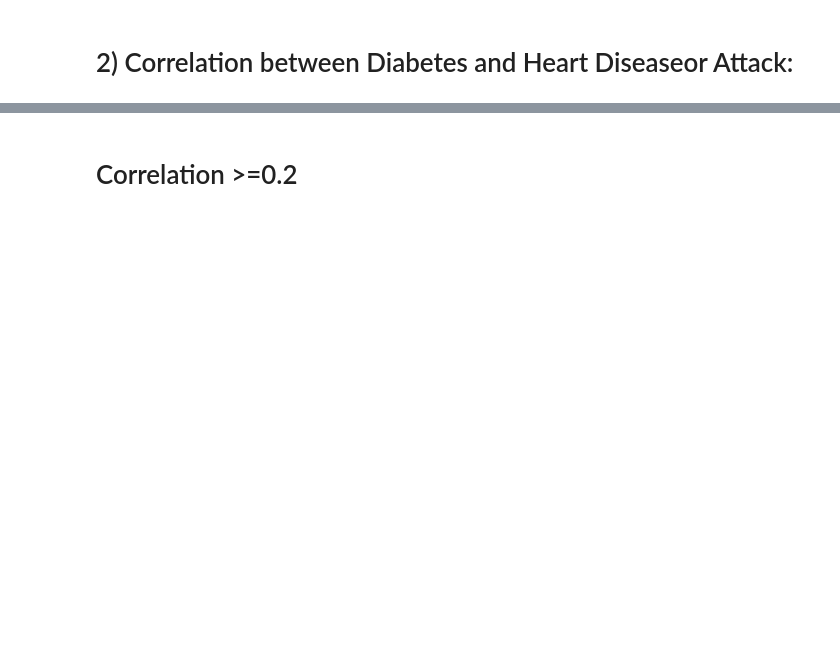
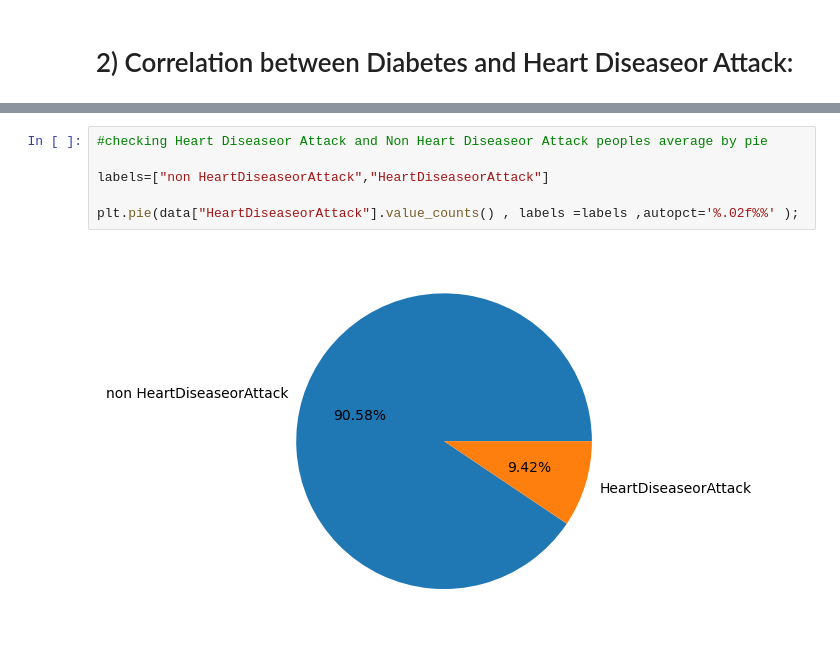
Before and after one commit to mpond1997/Disease-Prediction-Machine-Learning-, a Jupyter notebook: Statistical study/Predict diabe2.ipynb, the cells around one changed output, grey strips where cells are left out. Drawn from its saved outputs; the diff is of its cells as text; blank space fills up the shorter version.

```diff
--- a/Statistical study/Predict diabe2.ipynb
+++ b/Statistical study/Predict diabe2.ipynb
@@ -189,2 +179,8 @@ plt.title("HighBP and Diabetes_012 Correlation", size=20, y=1.0);
-# %% [markdown]
-# Correlation >=0.2
+# %%
+#checking Heart Diseaseor Attack and Non Heart Diseaseor Attack peoples average by pie
+
+labels=["non HeartDiseaseorAttack","HeartDiseaseorAttack"]
+
+plt.pie(data["HeartDiseaseorAttack"].value_counts() , labels =labels ,autopct='%.02f%%' );
+# %% [output]
+[figure, added]
```
Also changed, not shown: parts of 29 cells of this notebook.
